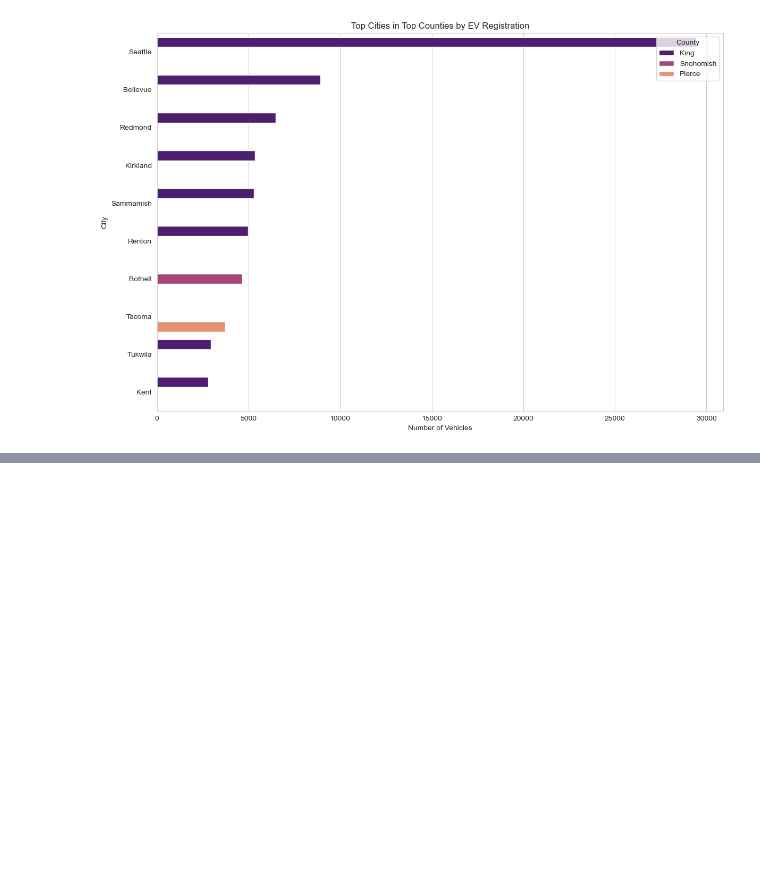
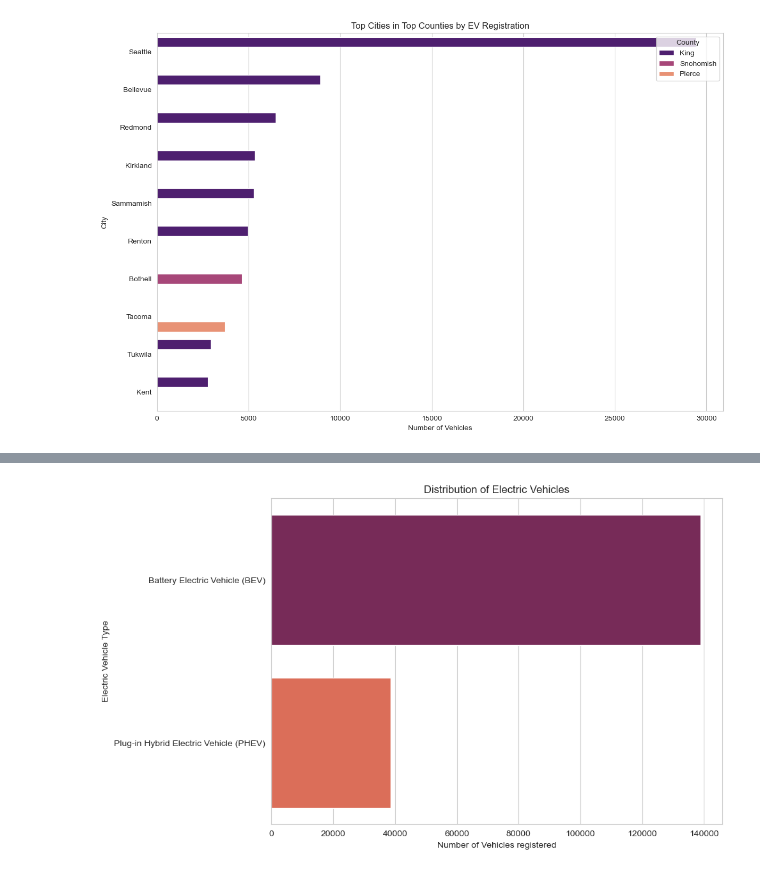
Before and after one commit to SirTee12/Marketing-Analysis-Projects, a Jupyter notebook: Electric-Vehicle-Market-Analysis/Electric_Vehicle.ipynb, the cells around one changed output, grey strips where cells are left out. Cells and saved outputs as stored; diff of their text form; code cells hidden in the pictures; blank space fills up the shorter version.

Commit message:
Added market distribution plots such as top car models

```diff
--- a/Electric-Vehicle-Market-Analysis/Electric_Vehicle.ipynb
+++ b/Electric-Vehicle-Market-Analysis/Electric_Vehicle.ipynb
@@ -178,0 +197,15 @@ plt.show()
+# %%
+#analyze the distribution of electric cars
+ev_type_distribution = ev_data_or['Electric Vehicle Type'].value_counts()
+
+# plot the distribution
+plt.figure(figsize=(10, 6))
+sns.barplot(x = ev_type_distribution.values, y = ev_type_distribution.index,
+           palette = 'rocket')
+plt.title('Distribution of Electric Vehicles')
+plt.xlabel('Number of Vehicles registered')
+plt.ylabel('Electric Vehicle Type')
+plt.tight_layout()
+plt.show;
+# %% [output]
+[figure, added]
```
Also changed, not shown: parts of 10 cells of this notebook.
